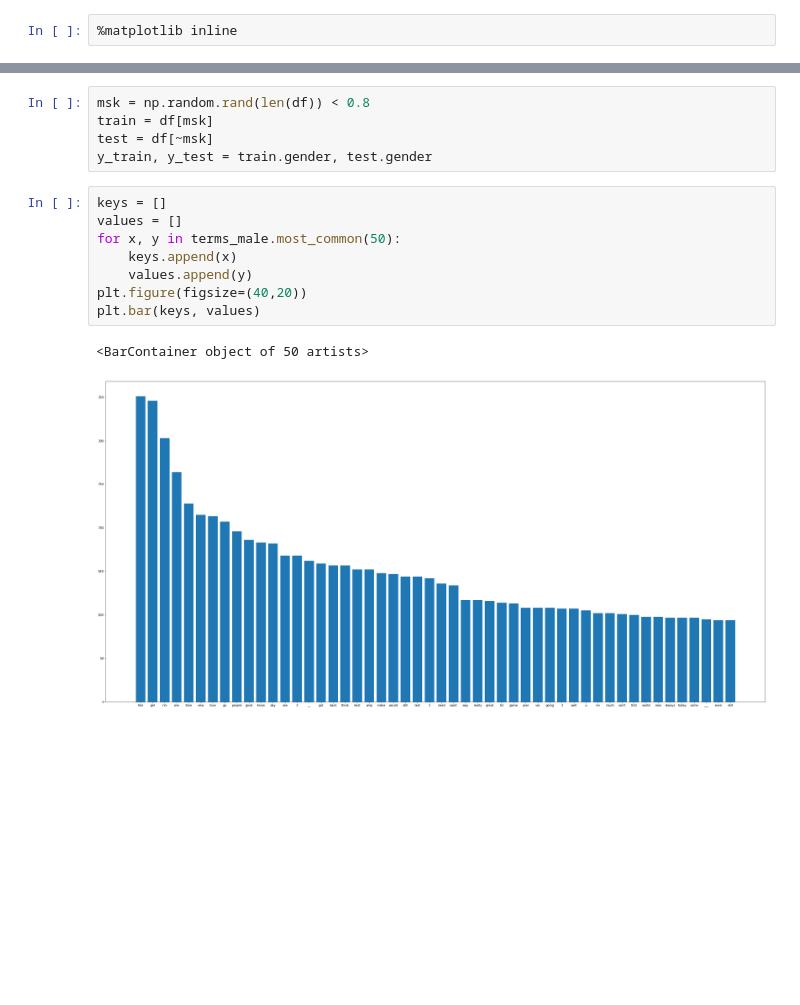
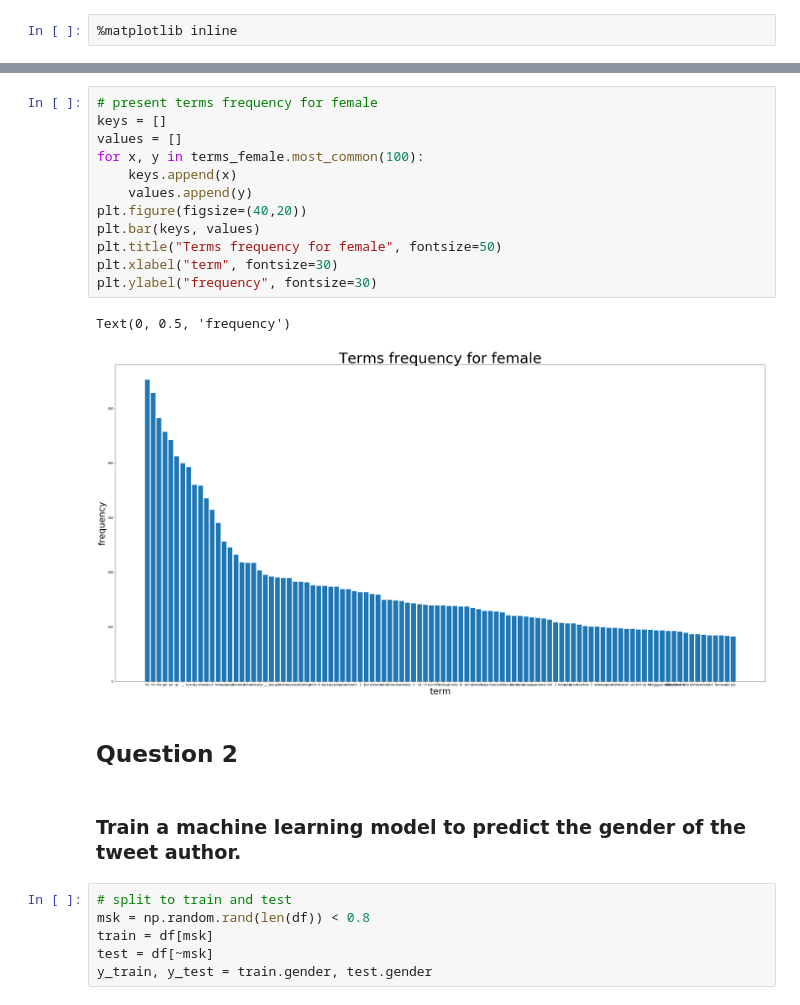
Before and after one commit to DorZion51/twiter_gender_classification_project, a Jupyter notebook: Project .ipynb, the cells around one changed output, grey strips where cells are left out. Saved outputs shown, nothing was run; the diff lists cells and outputs as text; blank space fills up the shorter version.

```diff
--- a/Project .ipynb
+++ b/Project .ipynb
@@ -166,16 +161,25 @@ print(terms_female.most_common(100))
+# %%
+# present terms frequency for female
+keys = []
+values = []
+for x, y in terms_female.most_common(100):
+    keys.append(x)
+    values.append(y)
+plt.figure(figsize=(40,20))
+plt.bar(keys, values)
+plt.title("Terms frequency for female", fontsize=50)
+plt.xlabel("term", fontsize=30)
+plt.ylabel("frequency", fontsize=30)
+# %% [output]
+Text(0, 0.5, 'frequency')
+[figure, added]
+# %% [markdown]
+## Question 2
+# %% [markdown]
+### Train a machine learning model to predict the gender of the tweet author.
 # %%
+# split to train and test
 msk = np.random.rand(len(df)) < 0.8
 train = df[msk]
 test = df[~msk]
 y_train, y_test = train.gender, test.gender
-# %%
-keys = []
-values = []
-for x, y in terms_male.most_common(50):
-    keys.append(x)
-    values.append(y)
-plt.figure(figsize=(40,20))
-plt.bar(keys, values)
-# %% [output]
-<BarContainer object of 50 artists>
-[figure, removed]
```
Also changed, not shown: parts of 50 cells of this notebook.
